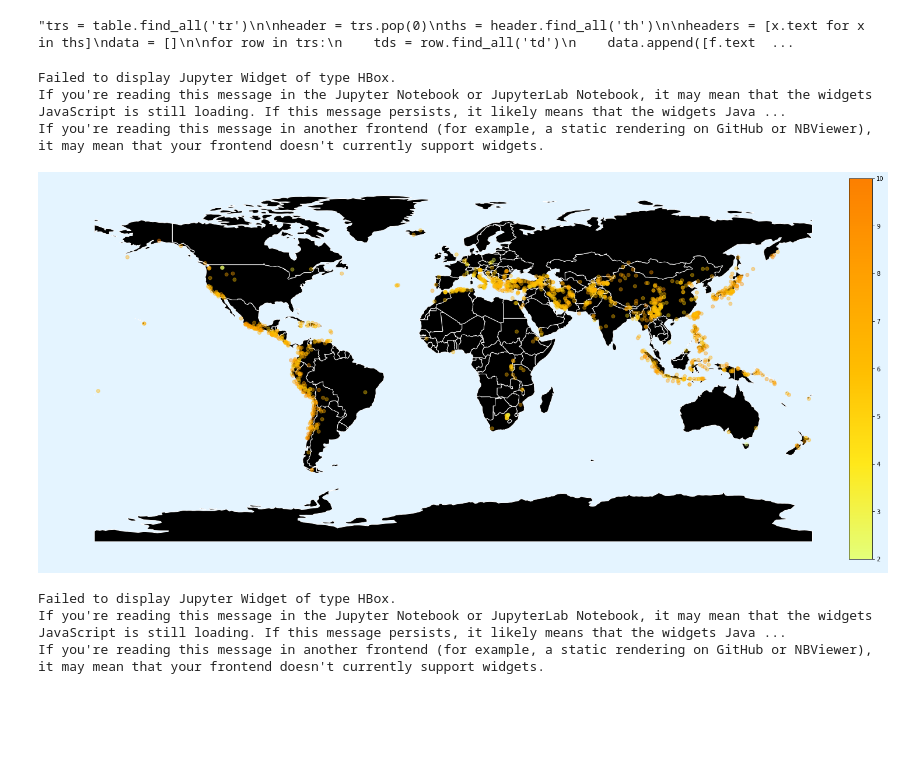
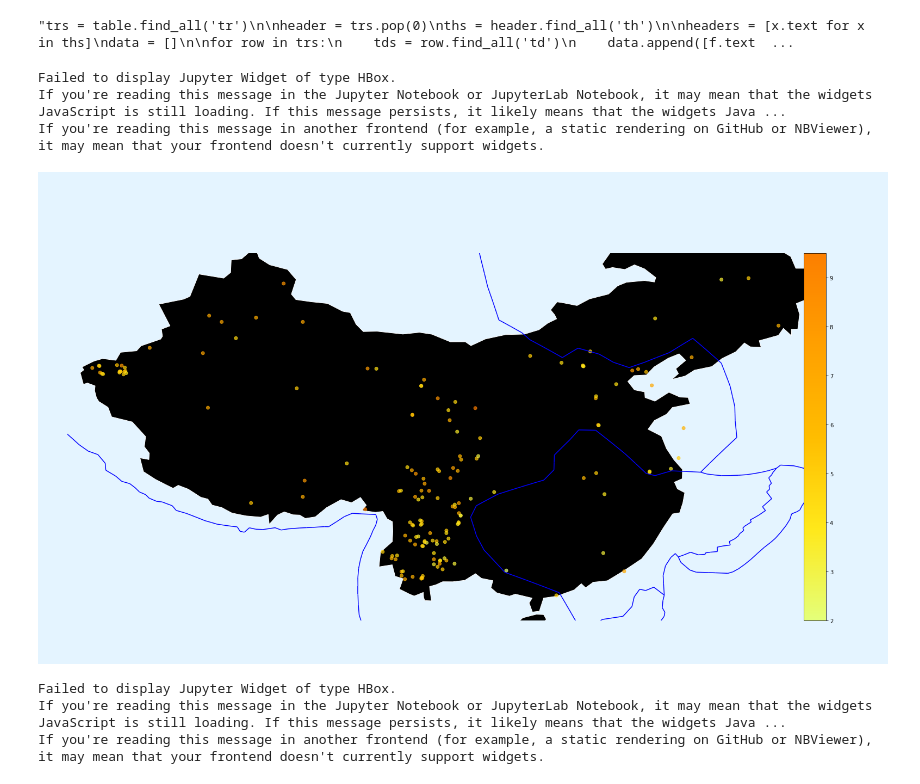
Before and after one commit to DataScienceBS/data-question-3-tornado-bombers, a Jupyter notebook: final.ipynb, the cells around one changed output. Saved outputs shown, nothing was run; the diff lists cells and outputs as text; code cells hidden in the pictures; blank space fills up the shorter version.

```diff
--- a/final.ipynb
+++ b/final.ipynb
@@ -79,7 +79,8 @@ world = gpd.read_file(gpd.datasets.get_path('naturalearth_lowres'))
 geometry = [Point(x) for x in zip(df["Long"], df["Lat"])]
 gdf = gpd.GeoDataFrame(df, geometry=geometry)
 
-
+fname = "PB2002_steps.json"
+boundaries = gpd.read_file(fname)
 
 countries = sorted(list(set(gdf.Country)))
 countries.insert(0, 'ALL')
@@ -87,6 +88,7 @@ countries.remove("")
 
 ax = world.plot(color='black', edgecolor='white', figsize=(25,55))
 ax.axis('off')
+boundaries.plot(ax=ax, color='blue', markersize=15)
 gdf.plot(ax=ax, column='Magnitude', alpha=0.4, cmap='Wistia');
 fig = ax.get_figure()
 fig.patch.set_facecolor('#e4f4ff')
@@ -101,6 +103,7 @@ country = 'ALL'
 minimum = 2.0
 maximum = 9.5
 world_copy = world.copy()
+limits = False
 
 m = widgets.FloatRangeSlider(
     value=(0, 15),
@@ -131,40 +134,51 @@ def response(change):
         global maximum
         global minimum
         global world_copy
+        global limits
         if len(change['new']) == 2:
             maximum = change['new'][1]
             minimum = change['new'][0]
         else:
             country = change['new']
         display(z)
         if country.upper() == 'ALL':
             display_df = gdf[(gdf["Magnitude"] >= minimum) & (gdf['Magnitude'] <= maximum)]
             world_copy = world
+            limits = False
         else:
             display_df = gdf[(gdf["Magnitude"] >= minimum) & (gdf['Magnitude'] <= maximum) & (gdf['Country'].str.upper() == country.upper())]
             world_copy = world[world['name'].str.upper() == country.upper()]
+            xmin = display_df['Long'].min()
+            xmax = display_df['Long'].max()
+            ymin = display_df['Lat'].min()
+            ymax = display_df['Lat'].max()
+            limits = True
 
         ax = world_copy.plot(color='black', edgecolor='white', figsize=(25,55))
         ax.axis('off')
+        boundaries.plot(ax=ax, color='blue', markersize=8)
+        if limits:
+            plt.xlim(xmin - 2.0, xmax + 2.0)
+            plt.ylim(ymin - 2.0, ymax + 2.0)
         display_df.plot(ax=ax, column='Magnitude', alpha=0.7, cmap='Wistia');
         fig = ax.get_figure()
         fig.patch.set_facecolor('#e4f4ff')
         divider = make_axes_locatable(ax)
         cax = divider.append_axes('right', size='3%', pad=0.01)
         sm = plt.cm.ScalarMappable(cmap='Wistia', norm=plt.Normalize(vmin=minimum, vmax=maximum))
         sm._A = []
         fig.colorbar(sm,cax=cax)
     except:
         print("Ain't no earthgdf of this magnitude in this country... Try again")
         warnings.filterwarnings('ignore')
 
 m.observe(response, names='value')
 d.observe(response, names='value')
 # %% [output]
 Failed to display Jupyter Widget of type HBox.
 If you're reading this message in the Jupyter Notebook or JupyterLab Notebook, it may mean that the widgets JavaScript is still loading. If this message persists, it likely means that the widgets Java ...
 If you're reading this message in another frontend (for example, a static rendering on GitHub or NBViewer), it may mean that your frontend doesn't currently support widgets.
-[figure, old version]
+[figure, new version]
 # %%
 # map plots sized by magnitude
 world = gpd.read_file(gpd.datasets.get_path('naturalearth_lowres'))
```
Also changed, not shown: 1 other file.
